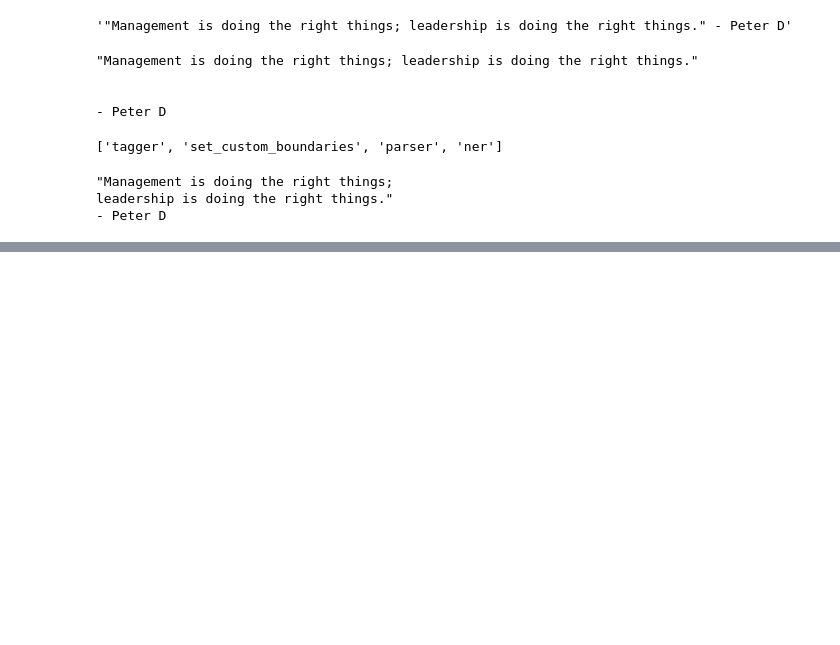
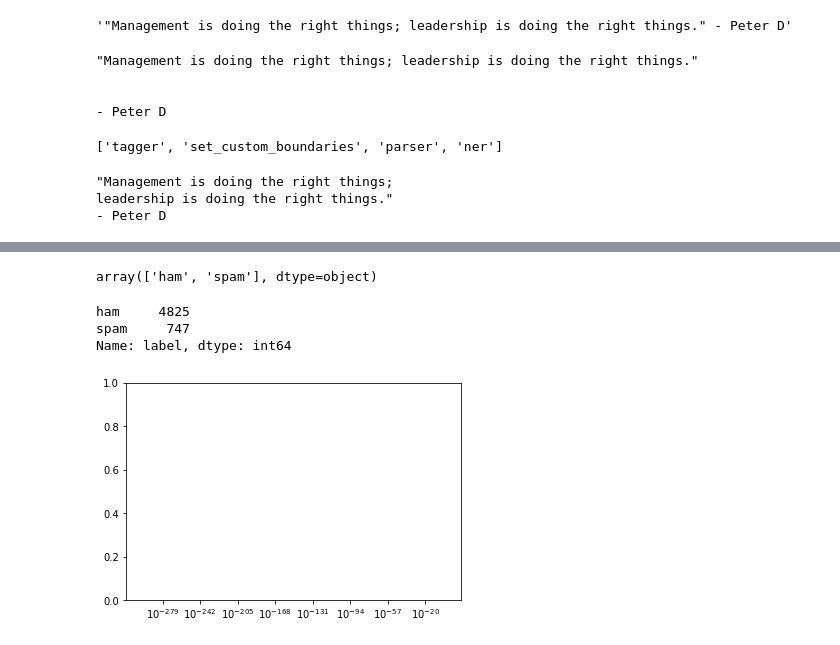
Before and after one commit to Ashishkhurana01/NLP, a Jupyter notebook: NLP.ipynb, the cells around one changed output, grey strips where cells are left out. Drawn from its saved outputs; the diff is of its cells as text; code cells hidden in the pictures; blank space fills up the shorter version.

```diff
--- a/NLP.ipynb
+++ b/NLP.ipynb
@@ -704,0 +717,2 @@ for sentence in doc.sents:
+# %%
+df = pd.read_csv('C:/Users\khura/Documents/Ashish/Career related/Git/NLP/smsspamcollection.tsv',sep='\t')
@@ -705,3 +771,23 @@ for sentence in doc.sents:
+# %%
+df['label'].unique()
+# %% [output]
+array(['ham', 'spam'], dtype=object)
+# %%
+df['label'].value_counts()
+# %% [output]
+ham     4825
+spam     747
+Name: label, dtype: int64
+# %%
+import matplotlib.pyplot as plt
+%matplotlib inline
+
+plt.xscale('log')
+bins = 1.15*(np.arange(0,50))
+plt.hist(df[df['lable']=='ham']['length'],bins=bins,alpha=0.8)
+plt.hist(df[df['lable']=='ham']['length'],bins=bins,alpha=0.8)
+# %% [output]
+[figure, added]
 # %%
 ! git fetch
 ! git add test.txt
```
Also changed, not shown: parts of 9 cells of this notebook.
